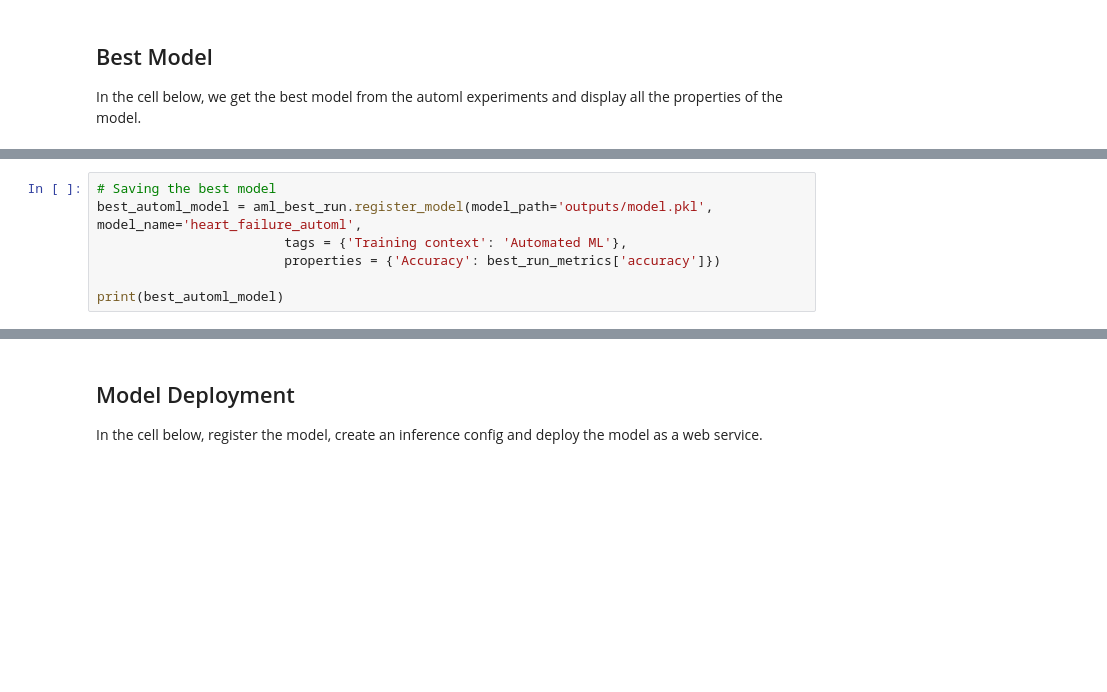
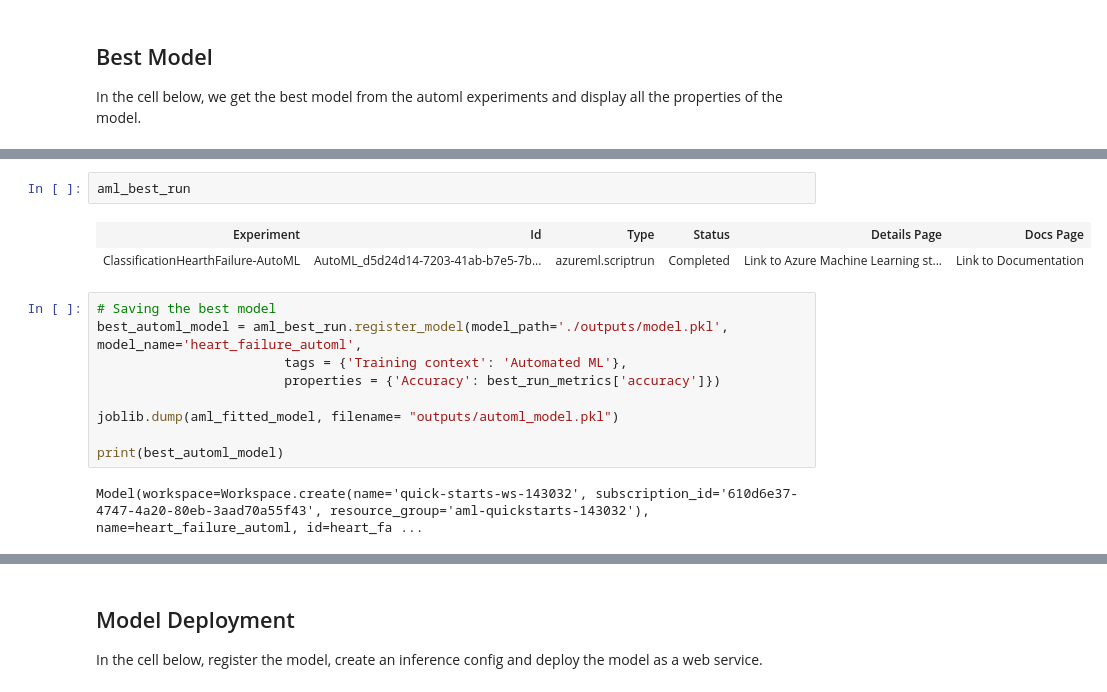
Before and after one commit to bimaputra1/Azure-MLE-Capstone, a Jupyter notebook: automl.ipynb, the cells around one changed output, grey strips where cells are left out. Saved outputs shown, nothing was run; the diff lists cells and outputs as text; blank space fills up the shorter version.

```diff
--- a/automl.ipynb
+++ b/automl.ipynb
@@ -113,10 +223,19 @@ aml_fitted_model.steps[1][1].estimators
+# %%
+aml_best_run
+# %% [output]
+| Experiment | Id | Type | Status | Details Page | Docs Page |
+| ClassificationHearthFailure-AutoML | AutoML_d5d24d14-7203-41ab-b7e5-7b... | azureml.scriptrun | Completed | Link to Azure Machine Learning st... | Link to Documentation |
 # %%
 # Saving the best model
-best_automl_model = aml_best_run.register_model(model_path='outputs/model.pkl', model_name='heart_failure_automl',
+best_automl_model = aml_best_run.register_model(model_path='./outputs/model.pkl', model_name='heart_failure_automl',
                         tags = {'Training context': 'Automated ML'},
                         properties = {'Accuracy': best_run_metrics['accuracy']})
 
+joblib.dump(aml_fitted_model, filename= "outputs/automl_model.pkl")
+
 print(best_automl_model)
+# %% [output]
+Model(workspace=Workspace.create(name='quick-starts-ws-143032', subscription_id='610d6e37-4747-4a20-80eb-3aad70a55f43', resource_group='aml-quickstarts-143032'), name=heart_failure_automl, id=heart_fa ...
 # %%
 # Listing registered models to verify that the model has been saved
 for model in Model.list(ws):
```
Also changed, not shown: parts of 16 cells of this notebook, 10 other files.
